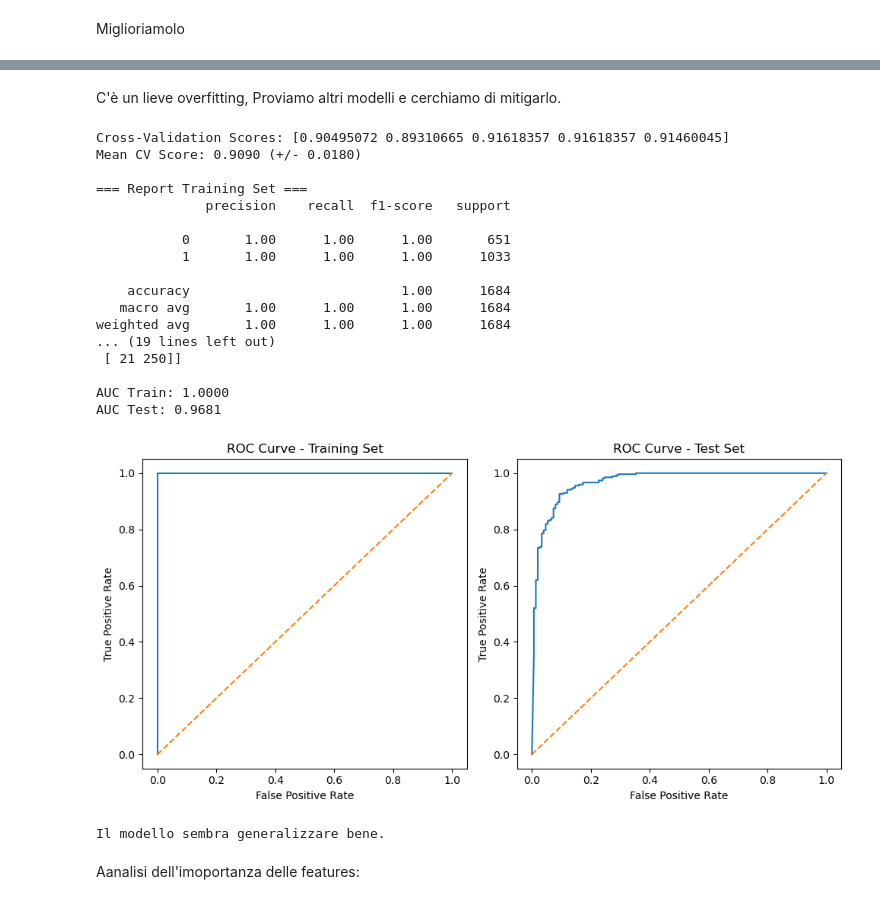
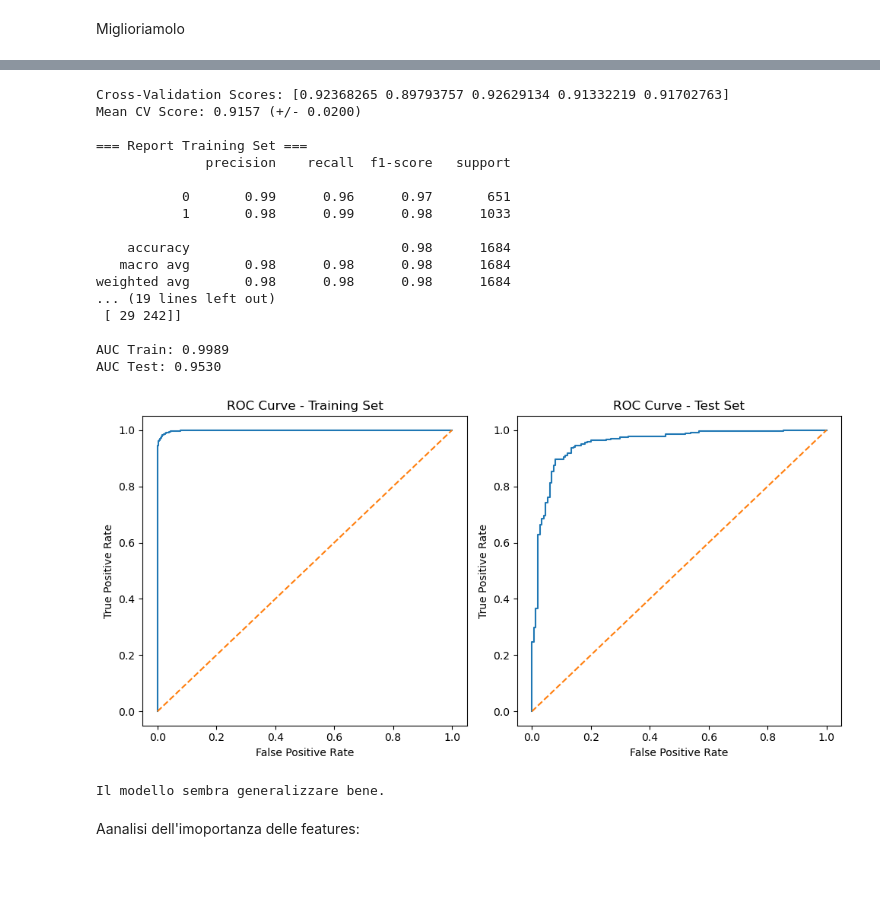
Before and after one commit to CamillaMilli/Group-36-FDS, a Jupyter notebook: main.ipynb, the cells around one changed output, grey strips where cells are left out. Drawn from its saved outputs; the diff is of its cells as text; code cells hidden in the pictures; blank space fills up the shorter version.

```diff
--- a/main.ipynb
+++ b/main.ipynb
@@ -301,6 +301,9 @@ def evaluate_balancing_techniques(X, y, target_column):
 # Assumi che df sia il tuo dataframe e 'Diagnosis' la colonna target
 X = df.drop('Diagnosis', axis=1)
 X = X.drop('DoctorInCharge', axis=1)
+X = X.drop('PatientID', axis=1)
+# X = X.drop('
+
 y = df['Diagnosis']
 
 # Esecuzione della valutazione
@@ -520,7 +491,5 @@ AUC Test: 0.9641
 
 Il modello sembra generalizzare bene.
-# %% [markdown]
-C'è un lieve overfitting, Proviamo altri modelli e cerchiamo di mitigarlo.
 # %%
 import numpy as np
 import matplotlib.pyplot as plt
@@ -544,11 +513,11 @@ X_train, X_test, y_train, y_test = train_test_split(X, y, test_size=0.2, random_
 pipeline = Pipeline([
     ('scaler', StandardScaler()),
     ('classifier', RandomForestClassifier(
-        n_estimators=100,
-        max_depth=None,
-        min_samples_split=5,
-        min_samples_leaf=1,
-        max_features=None,
+        n_estimators=250,
+        max_depth=10,
+        min_samples_split=4,
+        min_samples_leaf=3,
+        max_features='sqrt',
         bootstrap=True,
         class_weight='balanced',
         random_state=42
@@ -595,44 +564,44 @@ plt.plot(fpr_train, tpr_train, label=f'Train ROC (AUC = {train_auc:.2f})')
 plt.plot([0, 1], [0, 1], linestyle='--')
 plt.title('ROC Curve - Training Set')
 plt.xlabel('False Positive Rate')
 plt.ylabel('True Positive Rate')
 
 plt.subplot(122)
 fpr_test, tpr_test, _ = roc_curve(y_test, y_test_prob)
 plt.plot(fpr_test, tpr_test, label=f'Test ROC (AUC = {test_auc:.2f})')
 plt.plot([0, 1], [0, 1], linestyle='--')
 plt.title('ROC Curve - Test Set')
 plt.xlabel('False Positive Rate')
 plt.ylabel('True Positive Rate')
 
 plt.tight_layout()
 plt.show()
 
 # 9. Verifica Overfitting
 if abs(train_auc - test_auc) > 0.05:
     print("\nATTENZIONE: Potenziale Overfitting!")
     print(f"Differenza AUC Train-Test: {abs(train_auc - test_auc):.4f}")
 else:
     print("\nIl modello sembra generalizzare bene.")
 # %% [output]
-Cross-Validation Scores: [0.90495072 0.89310665 0.91618357 0.91618357 0.91460045]
-Mean CV Score: 0.9090 (+/- 0.0180)
+Cross-Validation Scores: [0.92368265 0.89793757 0.92629134 0.91332219 0.91702763]
+Mean CV Score: 0.9157 (+/- 0.0200)
 
 === Report Training Set ===
               precision    recall  f1-score   support
 
-           0       1.00      1.00      1.00       651
-           1       1.00      1.00      1.00      1033
+           0       0.99      0.96      0.97       651
+           1       0.98      0.99      0.98      1033
 
-    accuracy                           1.00      1684
-   macro avg       1.00      1.00      1.00      1684
-weighted avg       1.00      1.00      1.00      1684
+    accuracy                           0.98      1684
+   macro avg       0.98      0.98      0.98      1684
+weighted avg       0.98      0.98      0.98      1684
 ... (19 lines left out)
- [ 21 250]]
+ [ 29 242]]
 
-AUC Train: 1.0000
-AUC Test: 0.9681
+AUC Train: 0.9989
+AUC Test: 0.9530
-[figure, old version]
+[figure, new version]
 Il modello sembra generalizzare bene.
 # %% [markdown]
 Aanalisi dell'imoportanza delle features:
```
Also changed, not shown: parts of 55 cells of this notebook.
